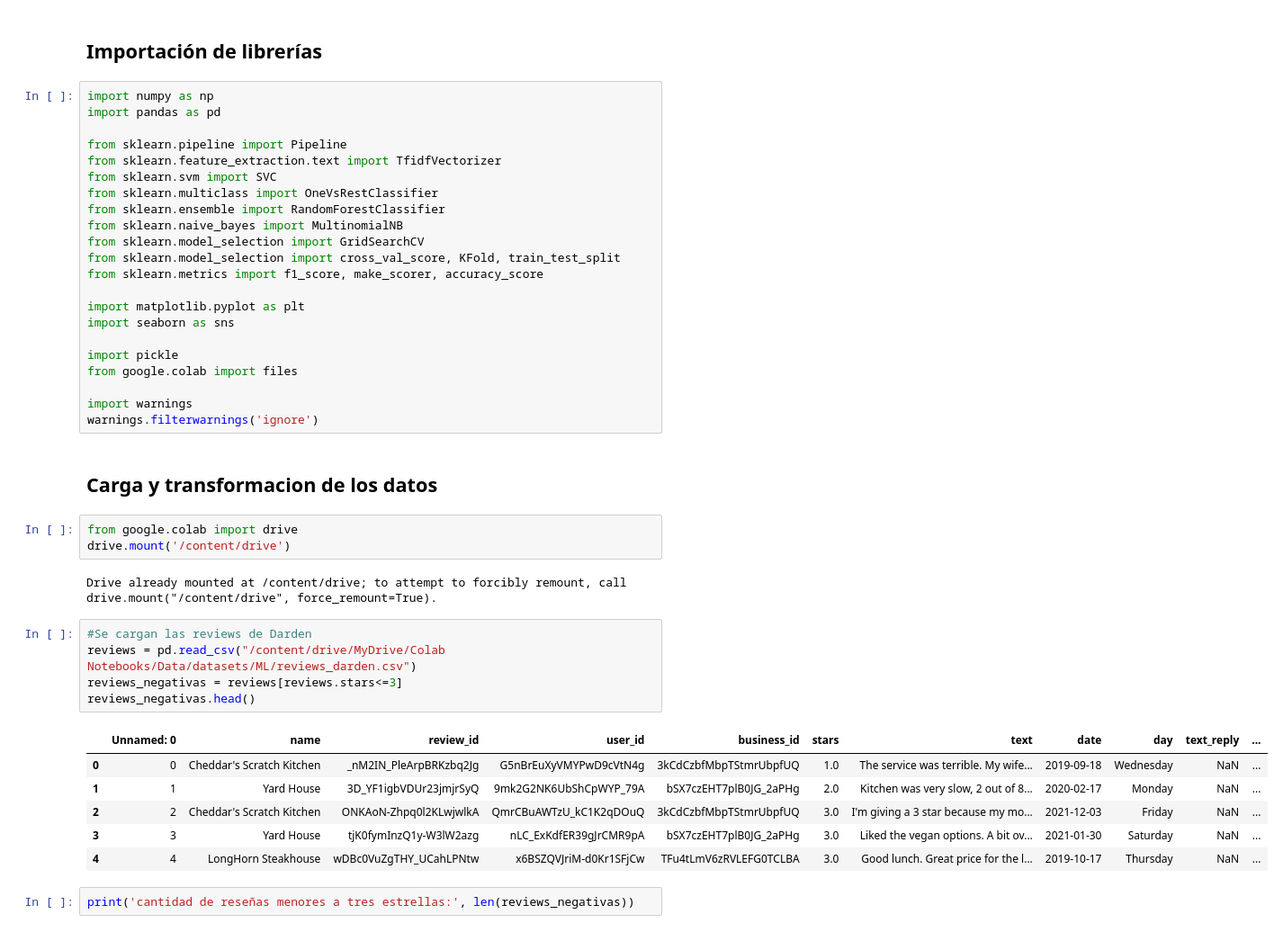
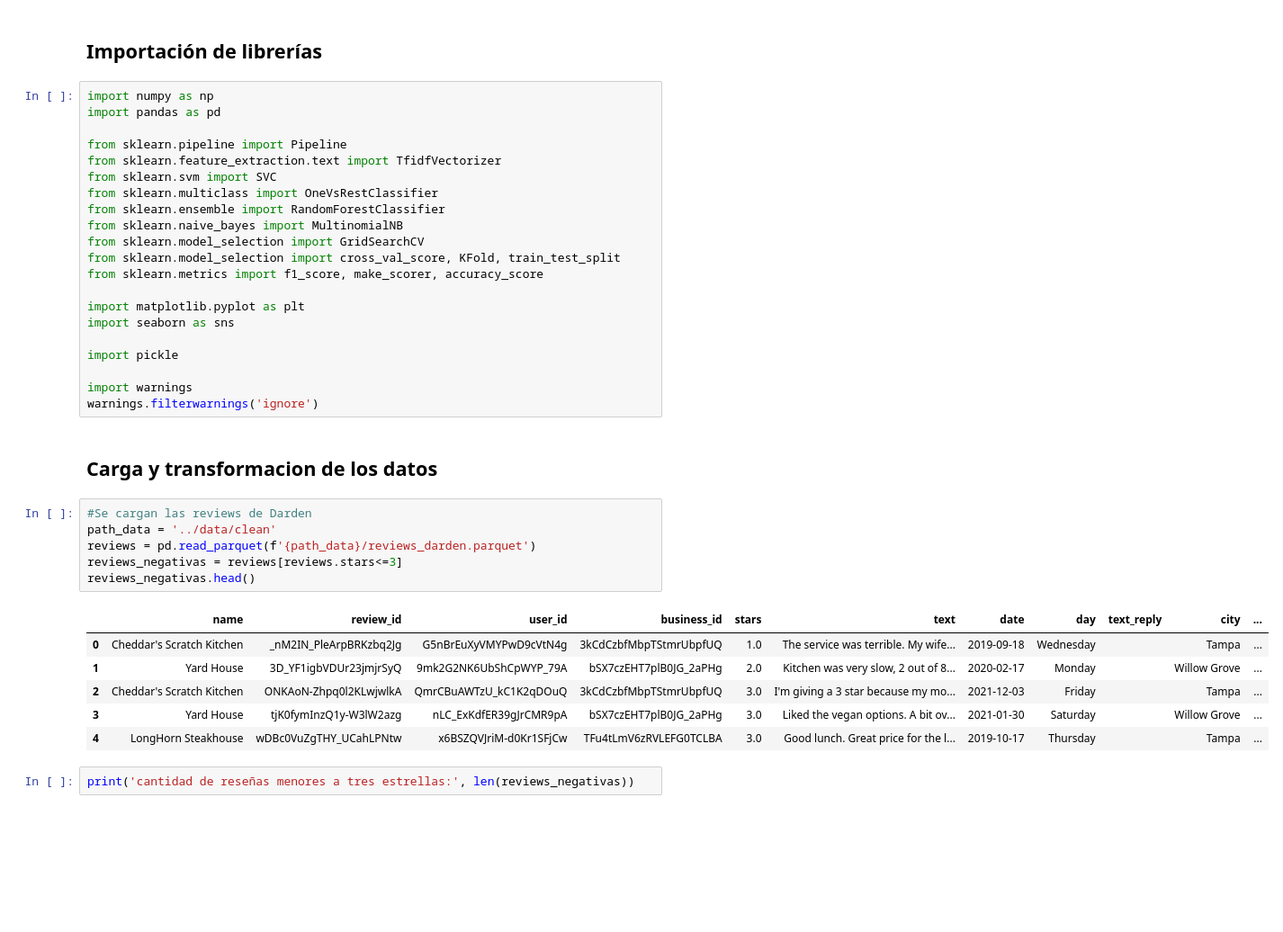
Before and after one commit to litcoininvestorbros/Henry_PF, a Jupyter notebook: machine_learning/ML_reviews_negativas.ipynb, the cells around one changed output. Shown at 90% size. Cells and saved outputs as stored; diff of their text form; blank space fills up the shorter version.

```diff
--- a/machine_learning/ML_reviews_negativas.ipynb
+++ b/machine_learning/ML_reviews_negativas.ipynb
@@ -20,29 +20,24 @@ import matplotlib.pyplot as plt
 import seaborn as sns
 
 import pickle
-from google.colab import files
 
 import warnings
 warnings.filterwarnings('ignore')
 # %% [markdown]
 ## Carga y transformacion de los datos
-# %%
-from google.colab import drive
-drive.mount('/content/drive')
-# %% [output]
-Drive already mounted at /content/drive; to attempt to forcibly remount, call drive.mount("/content/drive", force_remount=True).
 # %%
 #Se cargan las reviews de Darden
-reviews = pd.read_csv("/content/drive/MyDrive/Colab Notebooks/Data/datasets/ML/reviews_darden.csv")
+path_data = '../data/clean'
+reviews = pd.read_parquet(f'{path_data}/reviews_darden.parquet')
 reviews_negativas = reviews[reviews.stars<=3]
 reviews_negativas.head()
 # %% [output]
-|  | Unnamed: 0 | name | review_id | user_id | business_id | stars | text | date | day | text_reply | ... |
-| 0 | 0 | Cheddar's Scratch Kitchen | _nM2IN_PleArpBRKzbq2Jg | G5nBrEuXyVMYPwD9cVtN4g | 3kCdCzbfMbpTStmrUbpfUQ | 1.0 | The service was terrible. My wife... | 2019-09-18 | Wednesday | NaN | ... |
-| 1 | 1 | Yard House | 3D_YF1igbVDUr23jmjrSyQ | 9mk2G2NK6UbShCpWYP_79A | bSX7czEHT7plB0JG_2aPHg | 2.0 | Kitchen was very slow, 2 out of 8... | 2020-02-17 | Monday | NaN | ... |
-| 2 | 2 | Cheddar's Scratch Kitchen | ONKAoN-Zhpq0l2KLwjwlkA | QmrCBuAWTzU_kC1K2qDOuQ | 3kCdCzbfMbpTStmrUbpfUQ | 3.0 | I'm giving a 3 star because my mo... | 2021-12-03 | Friday | NaN | ... |
-| 3 | 3 | Yard House | tjK0fymInzQ1y-W3lW2azg | nLC_ExKdfER39gJrCMR9pA | bSX7czEHT7plB0JG_2aPHg | 3.0 | Liked the vegan options. A bit ov... | 2021-01-30 | Saturday | NaN | ... |
-| 4 | 4 | LongHorn Steakhouse | wDBc0VuZgTHY_UCahLPNtw | x6BSZQVJriM-d0Kr1SFjCw | TFu4tLmV6zRVLEFG0TCLBA | 3.0 | Good lunch. Great price for the l... | 2019-10-17 | Thursday | NaN | ... |
+|  | name | review_id | user_id | business_id | stars | text | date | day | text_reply | city | ... |
+| 0 | Cheddar's Scratch Kitchen | _nM2IN_PleArpBRKzbq2Jg | G5nBrEuXyVMYPwD9cVtN4g | 3kCdCzbfMbpTStmrUbpfUQ | 1.0 | The service was terrible. My wife... | 2019-09-18 | Wednesday |  | Tampa | ... |
+| 1 | Yard House | 3D_YF1igbVDUr23jmjrSyQ | 9mk2G2NK6UbShCpWYP_79A | bSX7czEHT7plB0JG_2aPHg | 2.0 | Kitchen was very slow, 2 out of 8... | 2020-02-17 | Monday |  | Willow Grove | ... |
+| 2 | Cheddar's Scratch Kitchen | ONKAoN-Zhpq0l2KLwjwlkA | QmrCBuAWTzU_kC1K2qDOuQ | 3kCdCzbfMbpTStmrUbpfUQ | 3.0 | I'm giving a 3 star because my mo... | 2021-12-03 | Friday |  | Tampa | ... |
+| 3 | Yard House | tjK0fymInzQ1y-W3lW2azg | nLC_ExKdfER39gJrCMR9pA | bSX7czEHT7plB0JG_2aPHg | 3.0 | Liked the vegan options. A bit ov... | 2021-01-30 | Saturday |  | Willow Grove | ... |
+| 4 | LongHorn Steakhouse | wDBc0VuZgTHY_UCahLPNtw | x6BSZQVJriM-d0Kr1SFjCw | TFu4tLmV6zRVLEFG0TCLBA | 3.0 | Good lunch. Great price for the l... | 2019-10-17 | Thursday |  | Tampa | ... |
 # %%
 print('cantidad de reseñas menores a tres estrellas:', len(reviews_negativas))
 # %% [output]
```
Also changed, not shown: parts of 1 cell of this notebook, 13 other files.
